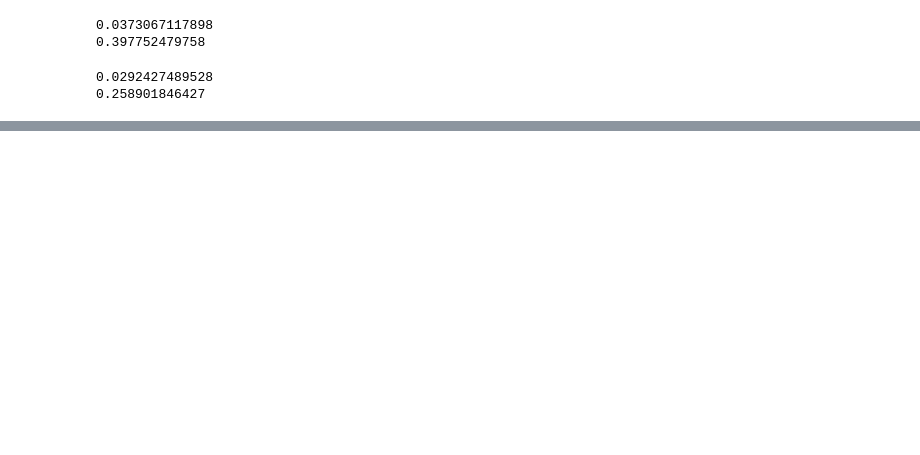
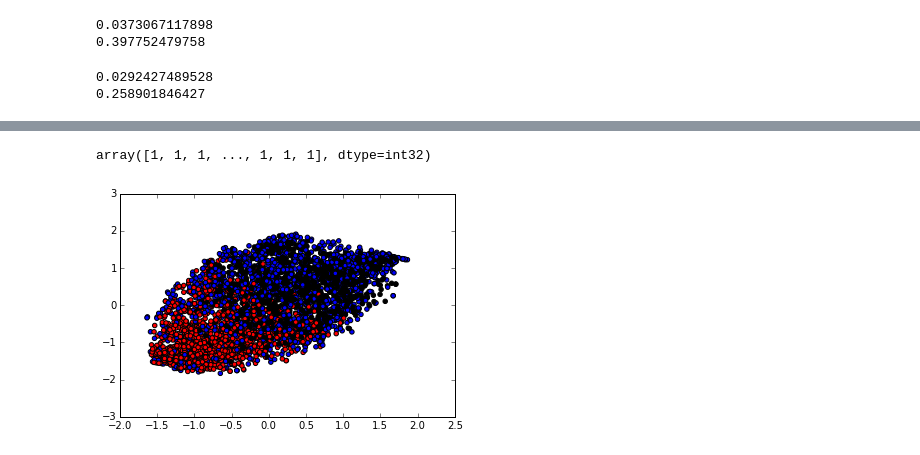
Before and after one commit to zmjjmz/political_ideology_paragraph_vectors, a Jupyter notebook: Prototyping.ipynb, the cells around one changed output, grey strips where cells are left out. Cells and saved outputs as stored; diff of their text form; code cells hidden in the pictures; blank space fills up the shorter version.

```diff
--- a/Prototyping.ipynb
+++ b/Prototyping.ipynb
@@ -288,0 +309,15 @@ plt.show()
+# %%
+from sklearn.cluster import KMeans
+kmc = KMeans(n_clusters=3)
+avg_cind = kmc.fit_predict(avgX)
+tf_cind = kmc.fit_predict(tfX)
+# %% [output]
+array([1, 1, 1, ..., 1, 1, 1], dtype=int32)
+# %%
+cluster_colors = {0:'b',1:'r',2:'k'}
+colors_avg = [cluster_colors[i] for i in avg_cind]
+colors_tf = [cluster_colors[i] for i in tf_cind]
+plt.scatter(*zip(*avgTSNE_model),c=colors_avg)
+plt.show()
+# %% [output]
+[figure, added]
```
Also changed, not shown: parts of 8 cells of this notebook.
